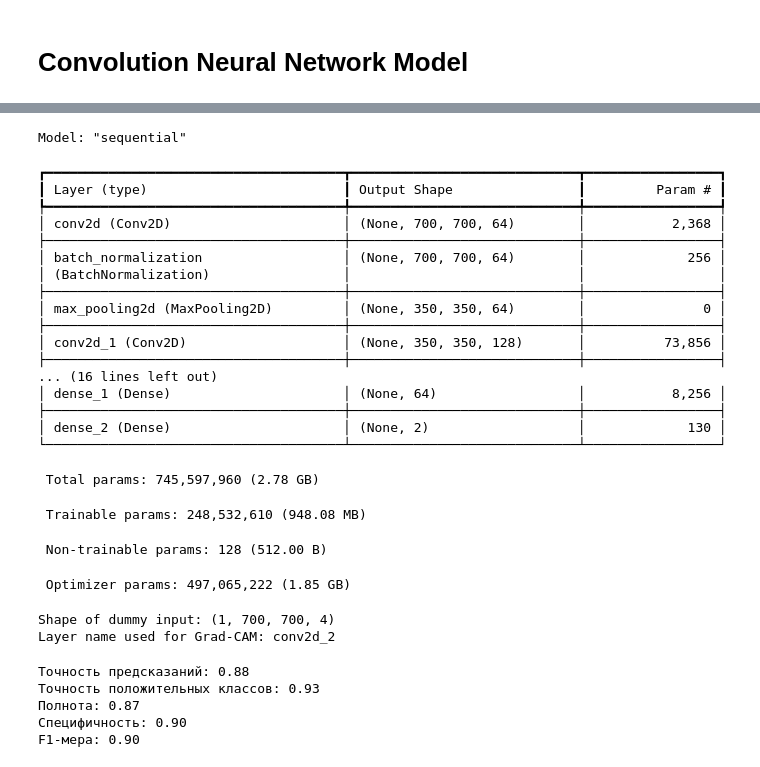
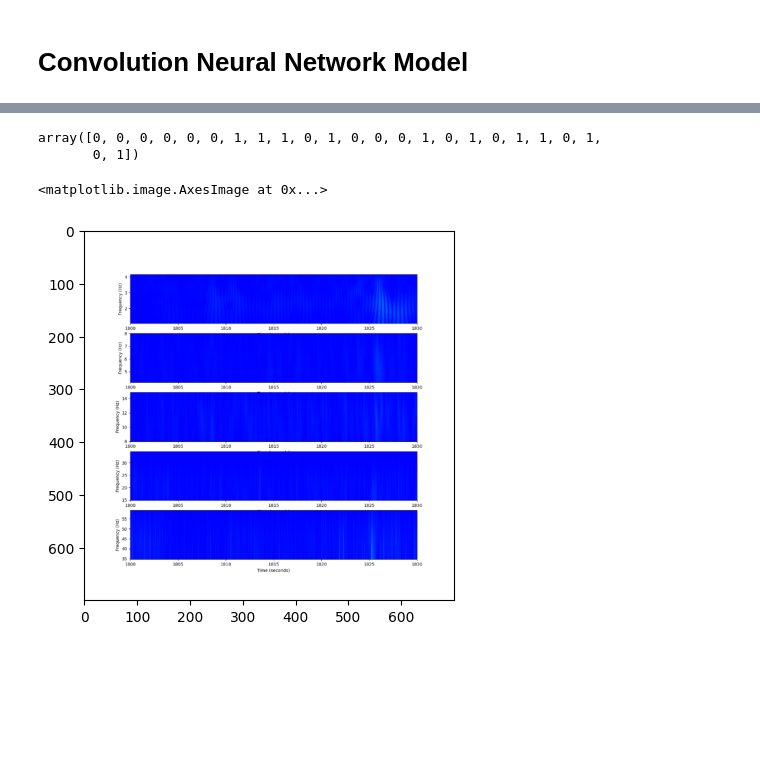
Before and after one commit to TAUforPython/BioMedAI, a Jupyter notebook: NN CNN epilepsy.ipynb, the cells around one changed output, grey strips where cells are left out. Drawn from its saved outputs; the diff is of its cells as text; code cells hidden in the pictures; blank space fills up the shorter version.

```diff
--- a/NN CNN epilepsy.ipynb
+++ b/NN CNN epilepsy.ipynb
@@ -245,5 +245,5 @@ drive  physionet.org  sample_data
 # %%
-for spisok in range(1,2,1):
+for spisok in range(3,5,1):
   os.chdir('/content')
   #задаем путь до файла с описание ЭЭГ
   summary_file_path = '/physionet.org/files/chbmit/1.0.0/chb0%d/chb0%d-summary.txt' % (spisok+1, spisok+1)
@@ -904,48 +577,11 @@ ValueError: The layer sequential has never been called and thus has no defined o
-# %%
-model.summary()
-print(f"Shape of dummy input: {dummy_input.shape}")
-print(f"Layer name used for Grad-CAM: {layer_name}")
-# %% [output]
-Model: "sequential"
-┏━━━━━━━━━━━━━━━━━━━━━━━━━━━━━━━━━━━━━━┳━━━━━━━━━━━━━━━━━━━━━━━━━━━━━┳━━━━━━━━━━━━━━━━━┓
-┃ Layer (type)                         ┃ Output Shape                ┃         Param # ┃
-┡━━━━━━━━━━━━━━━━━━━━━━━━━━━━━━━━━━━━━━╇━━━━━━━━━━━━━━━━━━━━━━━━━━━━━╇━━━━━━━━━━━━━━━━━┩
-│ conv2d (Conv2D)                      │ (None, 700, 700, 64)        │           2,368 │
-├──────────────────────────────────────┼─────────────────────────────┼─────────────────┤
-│ batch_normalization                  │ (None, 700, 700, 64)        │             256 │
-│ (BatchNormalization)                 │                             │                 │
-├──────────────────────────────────────┼─────────────────────────────┼─────────────────┤
-│ max_pooling2d (MaxPooling2D)         │ (None, 350, 350, 64)        │               0 │
-├──────────────────────────────────────┼─────────────────────────────┼─────────────────┤
-│ conv2d_1 (Conv2D)                    │ (None, 350, 350, 128)       │          73,856 │
-├──────────────────────────────────────┼─────────────────────────────┼─────────────────┤
-... (16 lines left out)
-│ dense_1 (Dense)                      │ (None, 64)                  │           8,256 │
-├──────────────────────────────────────┼─────────────────────────────┼─────────────────┤
-│ dense_2 (Dense)                      │ (None, 2)                   │             130 │
-└──────────────────────────────────────┴─────────────────────────────┴─────────────────┘
- Total params: 745,597,960 (2.78 GB)
- Trainable params: 248,532,610 (948.08 MB)
- Non-trainable params: 128 (512.00 B)
- Optimizer params: 497,065,222 (1.85 GB)
-Shape of dummy input: (1, 700, 700, 4)
-Layer name used for Grad-CAM: conv2d_2
-# %%
-tn, fp, fn, tp = conf_matrix.ravel()  # Распаковка элементов матрицы ошибок
-specificity = tn / (tn + fp)  # Специфичность
-accuracy = accuracy_score(y_true, y_pred_classes)  # Точность
-precision = precision_score(y_true, y_pred_classes)  # Точность (precision)
-recall = recall_score(y_true, y_pred_classes)  # Полнота (recall)
-f1 = f1_score(y_true, y_pred_classes)
-# 3. Вывод метрик
-print(f"Точность предсказаний: {accuracy:.2f}")
-print(f"Точность положительных классов: {precision:.2f}")
-print(f"Полнота: {recall:.2f}")
-print(f"Специфичность: {specificity:.2f}")
-print(f"F1-мера: {f1:.2f}")
-# %% [output]
-Точность предсказаний: 0.88
-Точность положительных классов: 0.93
-Полнота: 0.87
-Специфичность: 0.90
-F1-мера: 0.90
+# %%
+y_pred_classes
+# %% [output]
+array([0, 0, 0, 0, 0, 0, 1, 1, 1, 0, 1, 0, 0, 0, 1, 0, 1, 0, 1, 1, 0, 1,
+       0, 1])
+# %%
+#y_pred = model.predict(X_test)
+plt.imshow(X_test[9])
+# %% [output]
+<matplotlib.image.AxesImage at 0x...>
+[figure, added]
```
Also changed, not shown: parts of 26 cells of this notebook.
